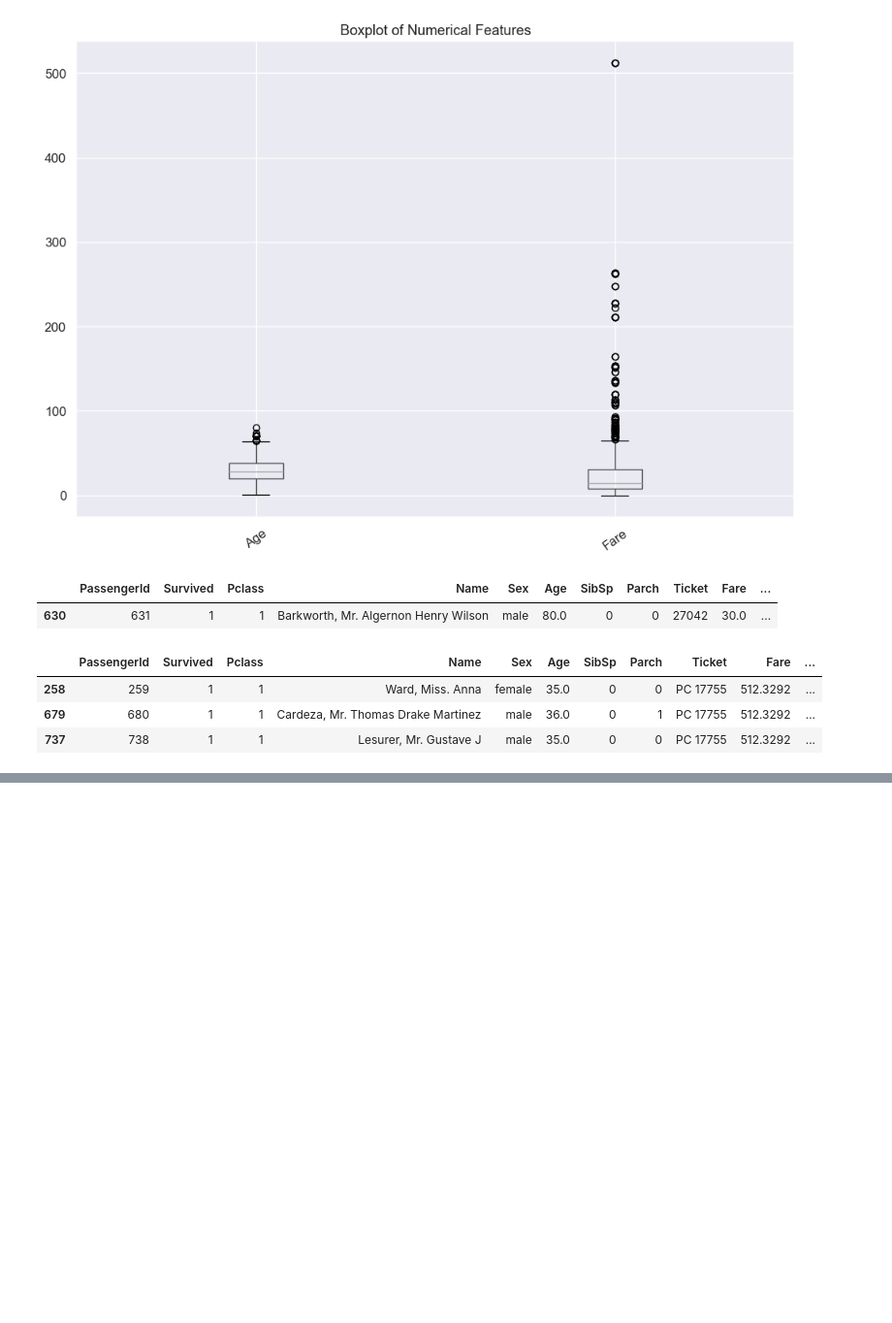
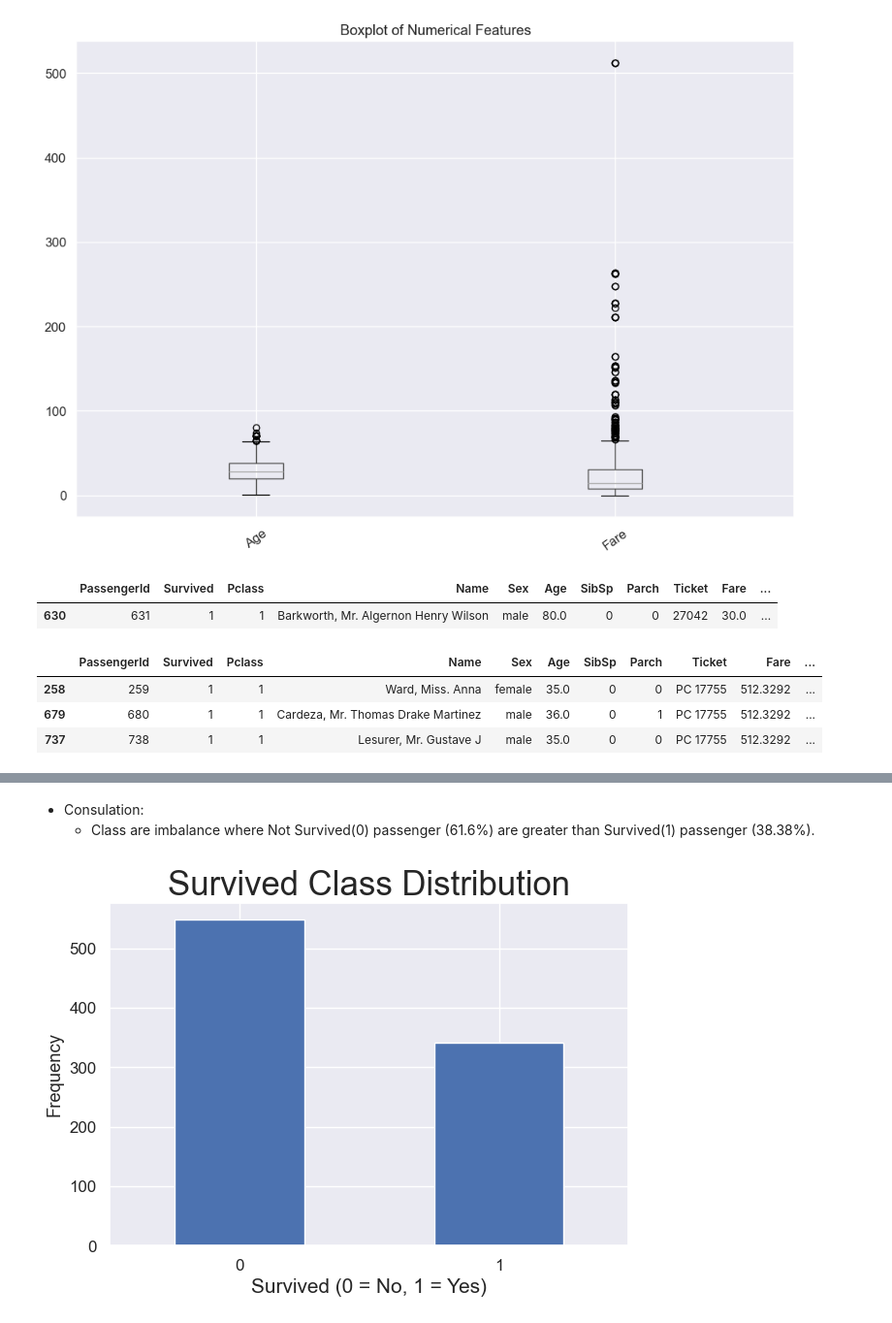
Before and after one commit to KzRaihan/Machine-learning, a Jupyter notebook: Module_06_EDA/_3_EDA_titanic_dataset.ipynb, the cells around one changed output, grey strips where cells are left out. Shown: that part at 97% size. Drawn from its saved outputs; the diff is of its cells as text; code cells hidden in the pictures; blank space fills up the shorter version.

```diff
--- a/Module_06_EDA/_3_EDA_titanic_dataset.ipynb
+++ b/Module_06_EDA/_3_EDA_titanic_dataset.ipynb
@@ -428,0 +534,21 @@ df[df['Fare'] > 275]
+# %% [markdown]
+- Consulation:
+    - Class are imbalance where Not Survived(0) passenger (61.6%) are greater than Survived(1) passenger (38.38%).
+# %%
+# bar plot visualization in Target column
+
+df['Survived'].value_counts().plot(kind='bar')
+
+plt.title("Survived Class Distribution", fontsize= 25)
+
+plt.xlabel("Survived (0 = No, 1 = Yes)", fontsize= 15)
+
+plt.ylabel("Frequency")
+
+plt.xticks(rotation = 0) # 90 default
+
+plt.tight_layout()
+
+plt.show()
+# %% [output]
+[figure, added]
```
Also changed, not shown: parts of 37 cells of this notebook, 7 other files.
